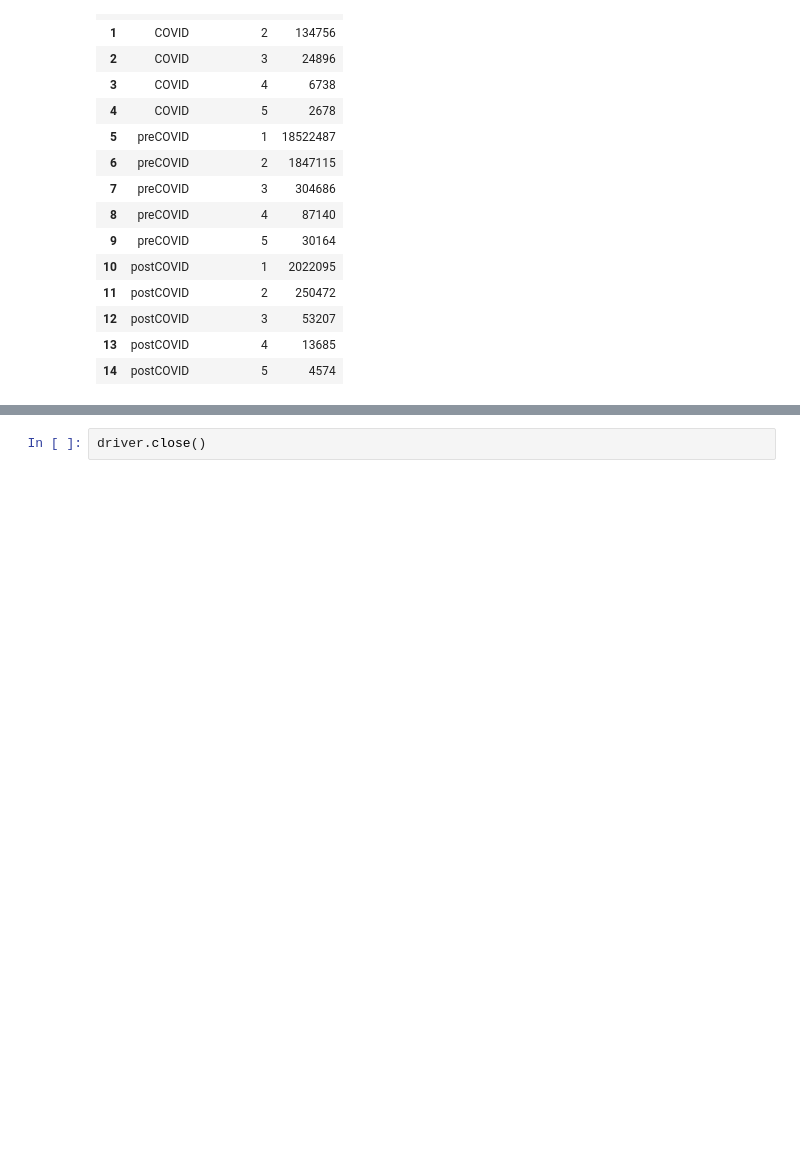
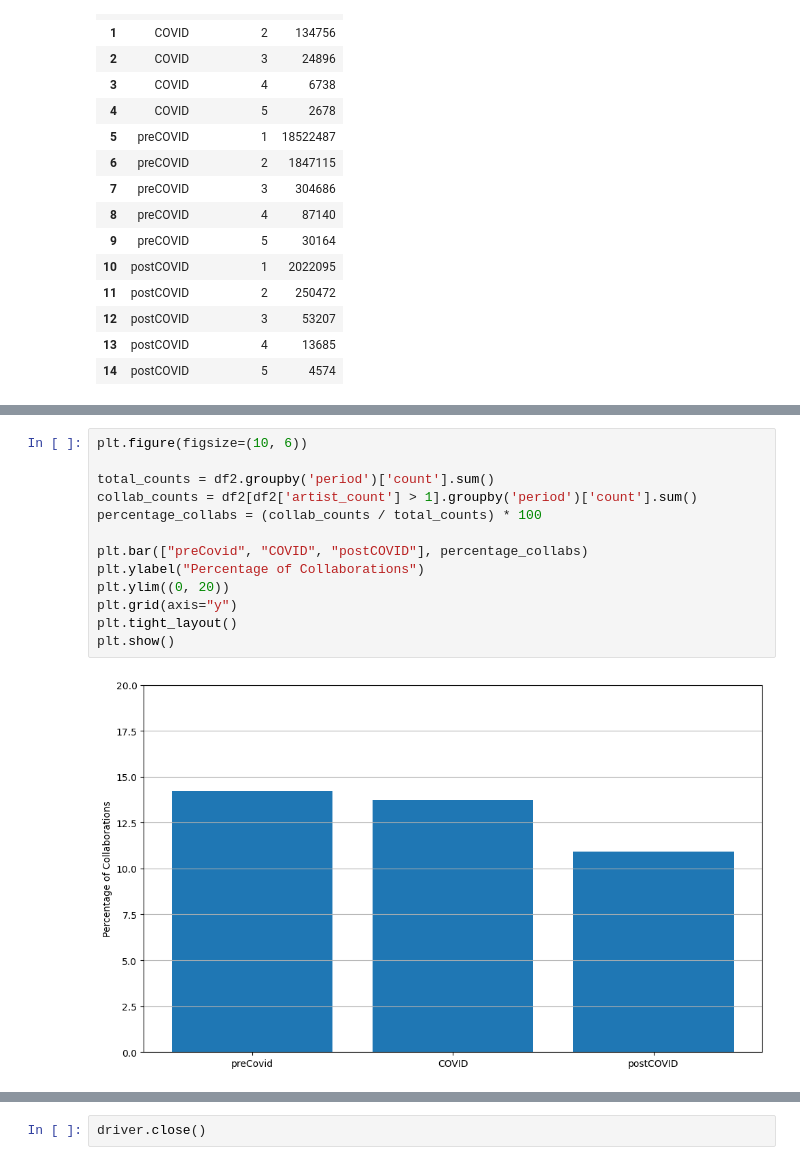
Before and after one commit to aleferu/musicbrainz, a Jupyter notebook: post_data/colls_year.ipynb, the cells around one changed output, grey strips where cells are left out. Drawn from its saved outputs; the diff is of its cells as text; blank space fills up the shorter version.

```diff
--- a/post_data/colls_year.ipynb
+++ b/post_data/colls_year.ipynb
@@ -181,0 +182,15 @@ plt.show()
+# %%
+plt.figure(figsize=(10, 6))
+
+total_counts = df2.groupby('period')['count'].sum()
+collab_counts = df2[df2['artist_count'] > 1].groupby('period')['count'].sum()
+percentage_collabs = (collab_counts / total_counts) * 100
+
+plt.bar(["preCovid", "COVID", "postCOVID"], percentage_collabs)
+plt.ylabel("Percentage of Collaborations")
+plt.ylim((0, 20))
+plt.grid(axis="y")
+plt.tight_layout()
+plt.show()
+# %% [output]
+[figure, added]
```
Also changed, not shown: parts of 2 cells of this notebook, 1 other file.
